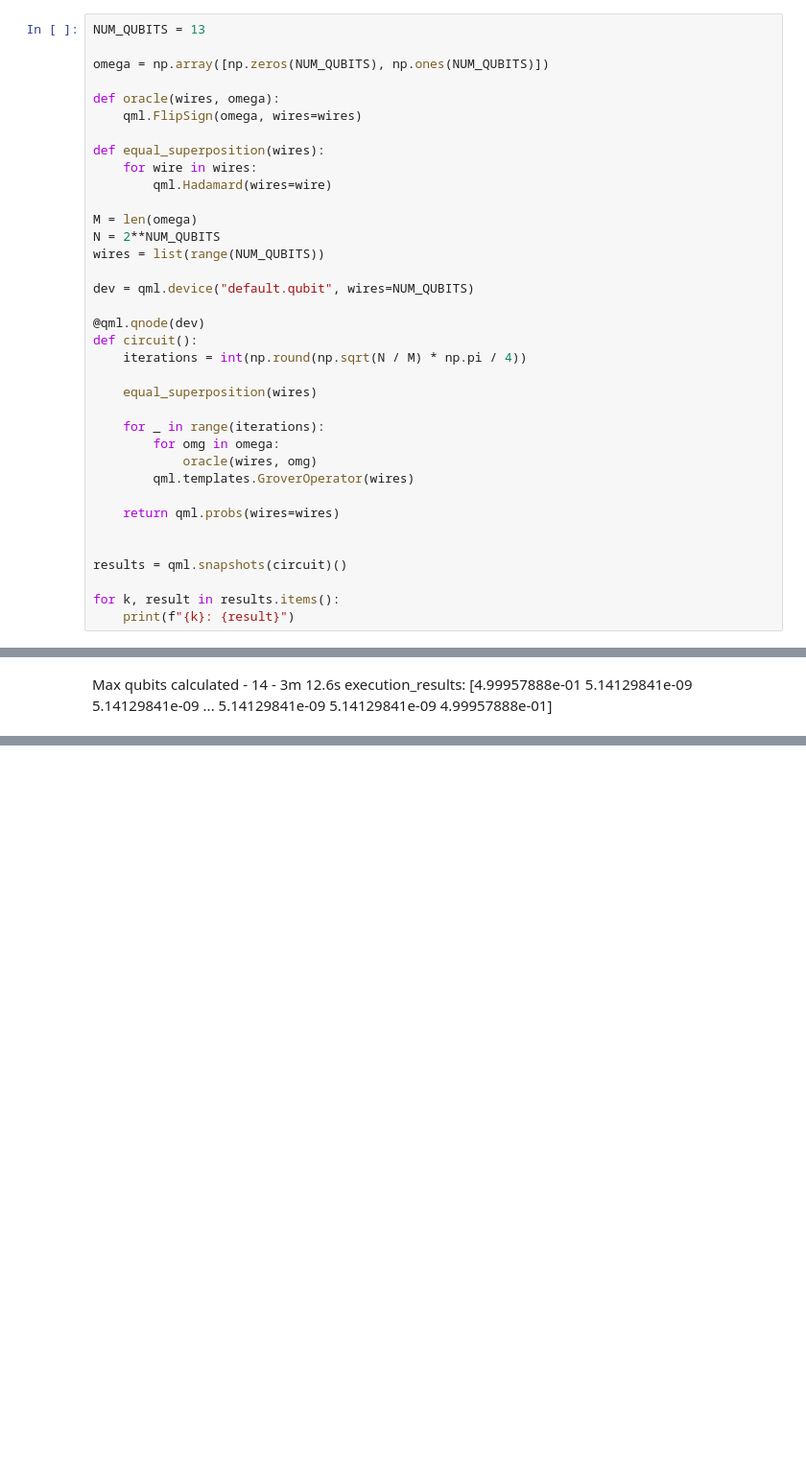
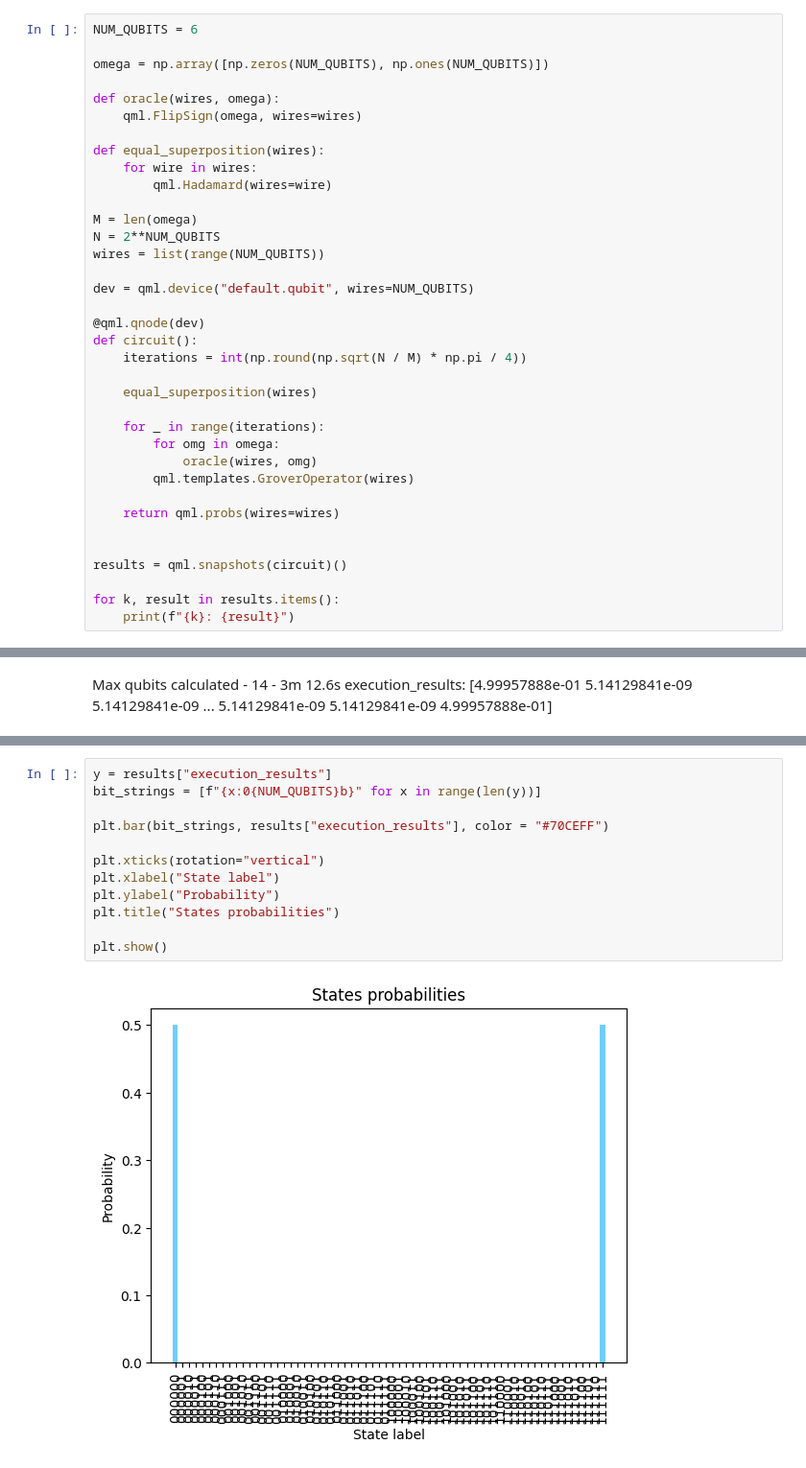
Before and after one commit to M01010100/Quantum-Net-Spring-2025, a Jupyter notebook: Pennylane/groverSearch.ipynb, the cells around one changed output, grey strips where cells are left out. Shown at 96% size. Cells and saved outputs as stored; diff of their text form; blank space fills up the shorter version.

```diff
--- a/Pennylane/groverSearch.ipynb
+++ b/Pennylane/groverSearch.ipynb
@@ -176,7 +176,7 @@ State marked by Oracle: [-0.5+0.j  0.5+0.j  0.5+0.j  0.5+0.j]
 Amplitude after diffusion: [1.+0.j 0.+0.j 0.+0.j 0.+0.j]
 execution_results: [1. 0. 0. 0.]
 # %%
-NUM_QUBITS = 13
+NUM_QUBITS = 6
 
 omega = np.array([np.zeros(NUM_QUBITS), np.ones(NUM_QUBITS)])
 
@@ -229,0 +235,14 @@ def equal_superposition(wires):
+# %%
+y = results["execution_results"]
+bit_strings = [f"{x:0{NUM_QUBITS}b}" for x in range(len(y))]
+
+plt.bar(bit_strings, results["execution_results"], color = "#70CEFF")
+
+plt.xticks(rotation="vertical")
+plt.xlabel("State label")
+plt.ylabel("Probability")
+plt.title("States probabilities")
+
+plt.show()
+# %% [output]
+[figure, added]
```
Also changed, not shown: parts of 3 cells of this notebook.
